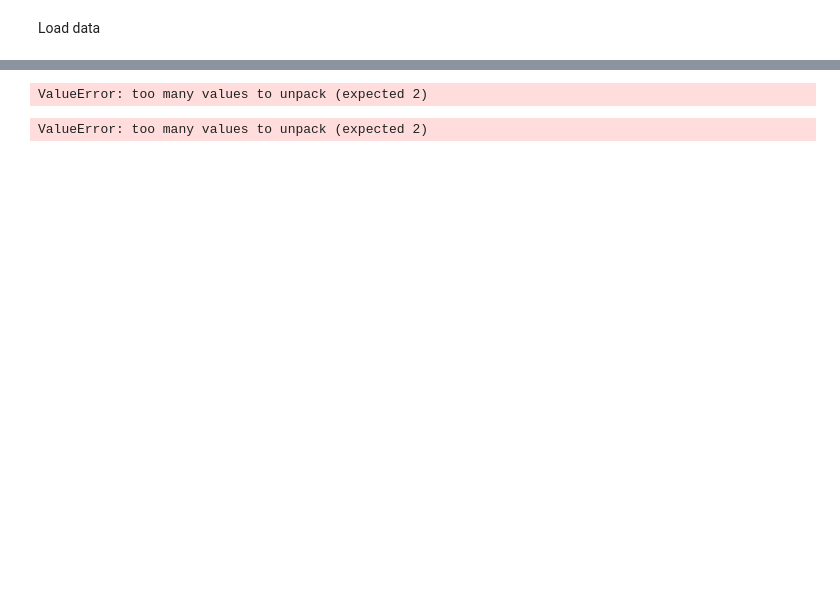
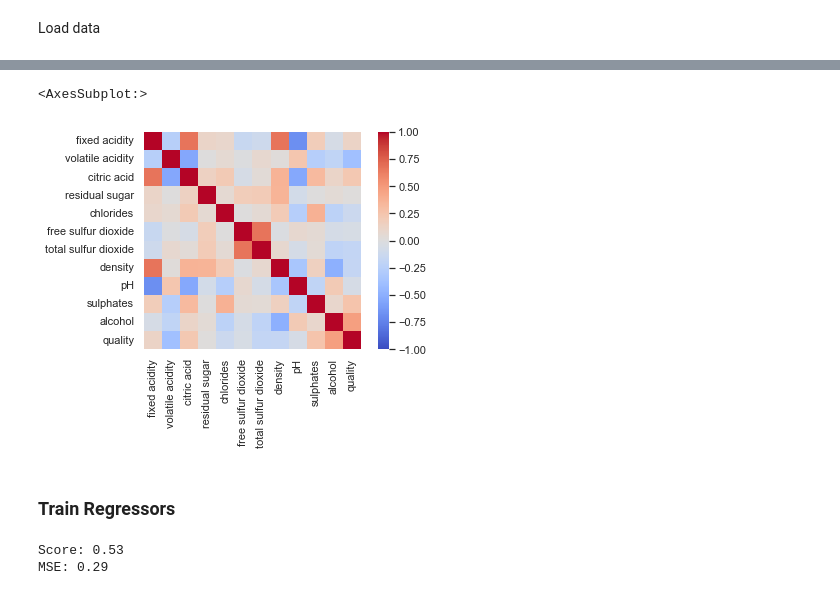
Before and after one commit to SandroMartens/sturdy-bassoon, a Jupyter notebook: Red Wine Quality/analyse.ipynb, the cells around one changed output, grey strips where cells are left out. Drawn from its saved outputs; the diff is of its cells as text; code cells hidden in the pictures; blank space fills up the shorter version.

```diff
--- a/Red Wine Quality/analyse.ipynb
+++ b/Red Wine Quality/analyse.ipynb
@@ -71 +69,13 @@ Train Classifier
+# %%
+sns.heatmap(wine.corr(),
+            square=True,
+            # annot=True,
+            fmt=".1f",
+            cmap="coolwarm",
+            norm=colors.CenteredNorm(),)
+# %% [output]
+<AxesSubplot:>
+[figure, added]
+# %% [markdown]
+### Train Regressors
 # %%
@@ -80,32 +104,20 @@ regressors = {
 # %%
-scaler = RobustScaler(
-    with_centering=True,
-    unit_variance=True
-)
-
-reducer = LinearDiscriminantAnalysis(
-    n_components=2
-)
+scaler = RobustScaler()
 
 reg_comp = StackingRegressor(
-    estimators=regressors,
-    final_estimator=LinearSVR()
+    estimators=estimators,
+    n_jobs=-1,
 )
 
 pipeline = make_pipeline(
     scaler, reg_comp
-    # scaler, reducer, regressor
-    # scaler, mapper, reducer, regressor
 )
 
 pipeline.fit(X=X_train, y=y_train)
-pred = pipeline.predict(X=X_test)#.round()
+pred = pipeline.predict(X=X_test)
 
 print("Score: " f"{pipeline.score(X_test, y_test):.2}")
 print("MSE: " f"{mean_squared_error(y_test, pred):.2}")
 # %% [output]
-ValueError: too many values to unpack (expected 2)
+Score: 0.53
+MSE: 0.29
-# %%
-reg_comp.fit(wine_X, wine_y)
-# %% [output]
-ValueError: too many values to unpack (expected 2)
```
Also changed, not shown: parts of 25 cells of this notebook.
